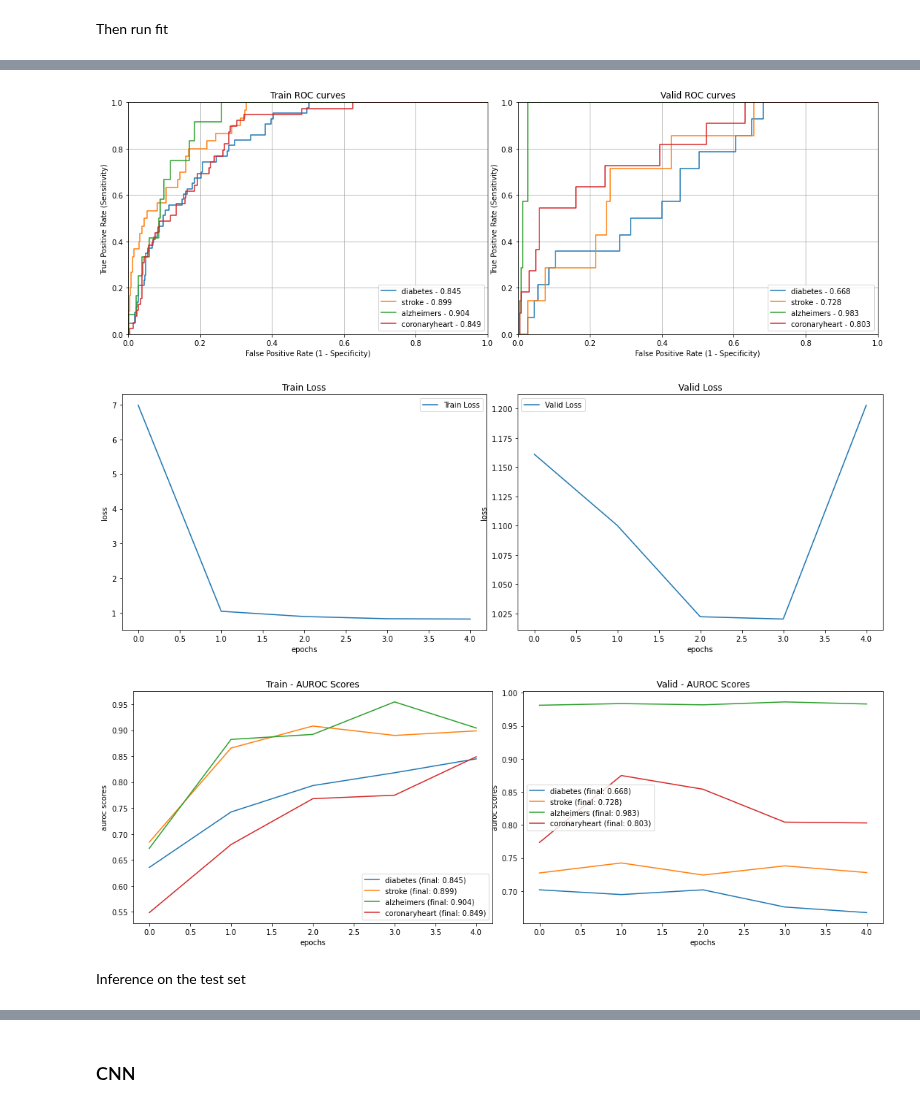
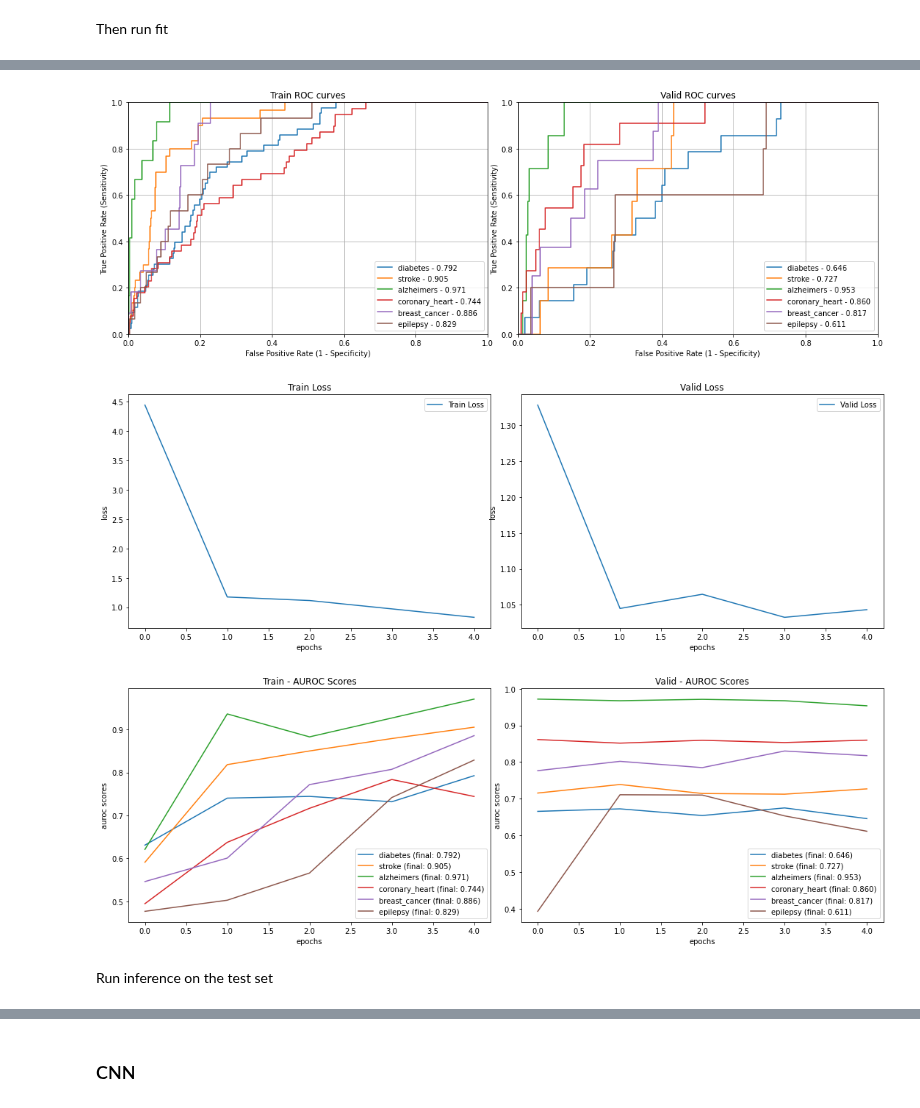
Before and after one commit to corazonlabs/lemonpie, a Jupyter notebook: 99_quick_walkthru.ipynb, the cells around one changed output, grey strips where cells are left out. Drawn from its saved outputs; the diff is of its cells as text; code cells hidden in the pictures.

Commit message:
no more LABELS

```diff
--- a/99_quick_walkthru.ipynb
+++ b/99_quick_walkthru.ipynb
@@ -138 +157,3 @@ Assemble everything needed for training and run the models
+# %%
+labels = ['diabetes', 'stroke', 'alzheimers', 'coronary_heart', 'breast_cancer', 'epilepsy']
 # %% [markdown]
@@ -170,7 +193,7 @@ optimizer = torch.optim.Adagrad(model.parameters())
 # %% [markdown]
 Then run fit
 # %%
-h = RunHistory(LABELS)
+h = RunHistory(labels)
 # %%
 from lemonpie.metrics import *
 # %%
@@ -190,11 +213,11 @@ Wall time: 13.6 s
 # %%
-plot_fit_results(h, LABELS)
+plot_fit_results(h, labels)
 # %% [output]
-[figure, old version]
+[figure, new version]
-[figure, old version]
+[figure, new version]
-[figure, old version]
+[figure, new version]
 # %% [markdown]
-Inference on the test set
+Run inference on the test set
 # %%
 test_dl, test_pos_wts = ehr_1K_data.get_test_data()
 # %%
```
Also changed, not shown: parts of 23 cells of this notebook, 1 other file.
